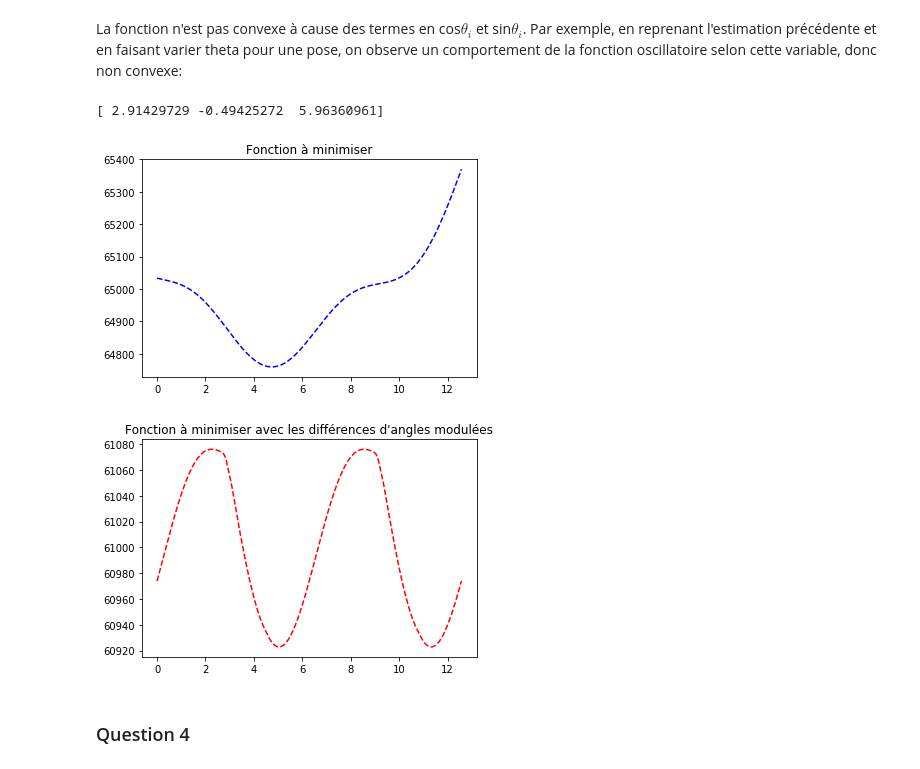
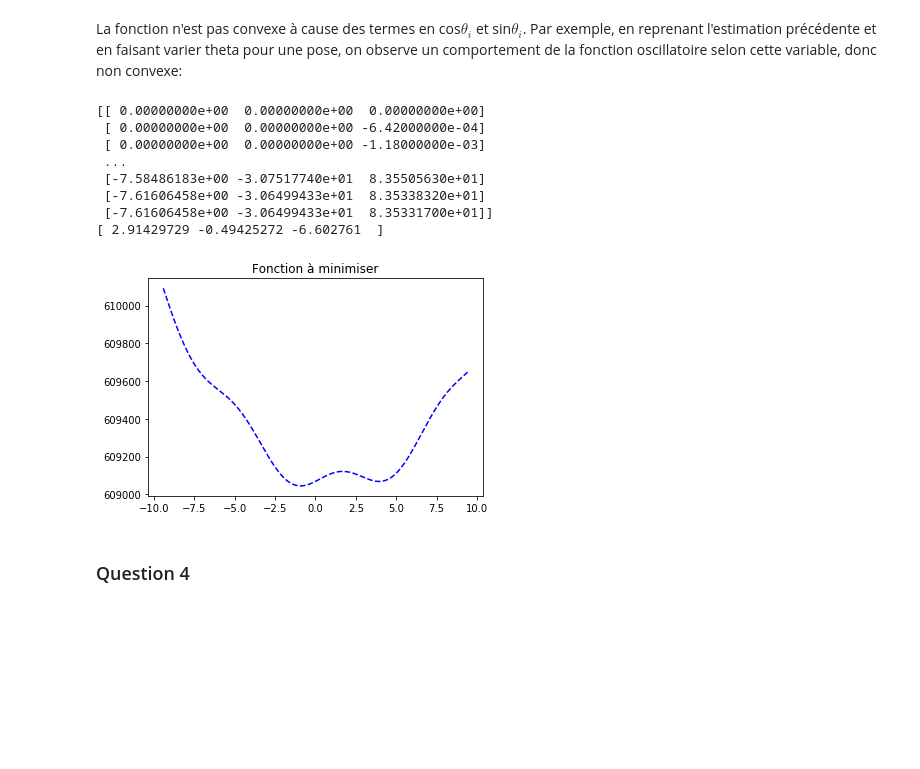
Before and after one commit to 1AlexisRoux1/Projet_optimisation, a Jupyter notebook: Projet_optimisation_robot.ipynb, the cells around one changed output. Drawn from its saved outputs; the diff is of its cells as text; code cells hidden in the pictures; blank space fills up the shorter version.

```diff
--- a/Projet_optimisation_robot.ipynb
+++ b/Projet_optimisation_robot.ipynb
@@ -109,7 +109,7 @@ def estim_trajectoire(odometrie):
         p_i = p_i + np.dot(rot, di)
         liste_x.append(p_i[0])
         liste_y.append(p_i[1])
-        liste_theta.append(p_i[2]%(2*pi))
+        liste_theta.append(p_i[2])
     return liste_x, liste_y, liste_theta
 
 x, y, t = estim_trajectoire(donnees_odo)
@@ -141,78 +180,44 @@ def f_minim_pose(P,i):
     #Partie loop
     relations_loop = [item for item in donnees_loop if item[0]==i] #Pas les relations où i est le deuxième indice pour ne pas compter les relations 2 fois
     indexes_loop = [int(item[1]) for item in relations_loop]
     Pj=[np.array(P[j]) for j in indexes_loop]
     for k in range(len(relations_loop)):
         diff=Pj[k]-F(p_i,np.array(relations_loop[k][2]))
         a+=(np.linalg.norm(diff))**2
     return a
 
-def mod_diff(diff):
-    if diff<=0:
-        diff=-(-diff)%(2*pi)
-    return diff
-
-def f_minim_pose_v2(P,i):
-    """Cette version de la fonction prend en compte uniquement la différence modulo 2pi entre les angles au lieu d'une différence
-    absolue comme c'est le cas dans la fonction que nous avons définie en partie 1. Elle met simplement mieux en évidence le
-    comportement oscillatoire de la fonction et traduit la periodicité physique de la solution au problème (une pose dont le theta
-    vaut 0 ou 2pi rend compte de la même réalité physique, mais dans la fonction à minimiser, seul l'un des deux angles minimise la
-    différence entre thetai et f(theta(i-1))"""
-    #Partie odométrie
-    p_i=np.array(P[i])
-    pi_1=np.array(P[i+1])
-    relations_odo=[]
-    if i<len(donnees_odo):
-        relations_odo = donnees_odo[i]
-    diff_o=pi_1-F(p_i,np.array(relations_odo[2]))
-    diff_o[2]=mod_diff(diff_o[2])
-    diff_o[2]= min(diff_o[2],2*pi-diff_o[2])
-    a=(np.linalg.norm(diff_o))**2
-
-    #Partie loop
-    relations_loop = [item for item in donnees_loop if item[0]==i] #Pas les relations où i est le deuxième indice pour ne pas compter les relations 2 fois
-    indexes_loop = [int(item[1]) for item in relations_loop]
-    Pj=[np.array(P[j]) for j in indexes_loop]
-    for k in range(len(relations_loop)):
-        diff=Pj[k]-F(p_i,np.array(relations_loop[k][2]))
-        diff[2]=mod_diff(diff[2])
-        diff[2]= min(diff[2],2*pi-diff[2])
-        a+=(np.linalg.norm(diff))**2
-    return a
-
 def f_minim(P):
     return sum([f_minim_pose(P,i) for i in range(len(donnees_odo))])
 
-def f_minim_v2(P):
-    return sum([f_minim_pose_v2(P,i) for i in range(len(donnees_odo))])
 
 P=np.array([[x[i],y[i],t[i]] for i in range(len(x))])
 
 k=19
-
 print(P[k])
 
-liste_theta=np.linspace(0,4*pi,200)
+liste_theta=np.linspace(-3*pi,3*pi,300)
 liste_f=[]
 liste_f2=[]
-for i in range(200):
+for i in range(300):
     P[k][2]=liste_theta[i]
     liste_f.append(f_minim(P))
-    liste_f2.append(f_minim_v2(P))
 
 plt.figure()
 plt.plot(liste_theta, liste_f, 'b--')
 plt.title("Fonction à minimiser")
 
-plt.figure(2)
-plt.plot(liste_theta, liste_f2, 'r--')
-plt.title("Fonction à minimiser avec les différences d'angles modulées")
 
 plt.show()
 # %% [output]
-[ 2.91429729 -0.49425272  5.96360961]
+[[ 0.00000000e+00  0.00000000e+00  0.00000000e+00]
+ [ 0.00000000e+00  0.00000000e+00 -6.42000000e-04]
+ [ 0.00000000e+00  0.00000000e+00 -1.18000000e-03]
+ ...
+ [-7.58486183e+00 -3.07517740e+01  8.35505630e+01]
+ [-7.61606458e+00 -3.06499433e+01  8.35338320e+01]
+ [-7.61606458e+00 -3.06499433e+01  8.35331700e+01]]
+[ 2.91429729 -0.49425272 -6.602761  ]
-[figure, old version]
+[figure, new version]
-[figure, removed]
 # %% [markdown]
 ### Question 4
 # %% [markdown]
```
Also changed, not shown: parts of 2 cells of this notebook.
